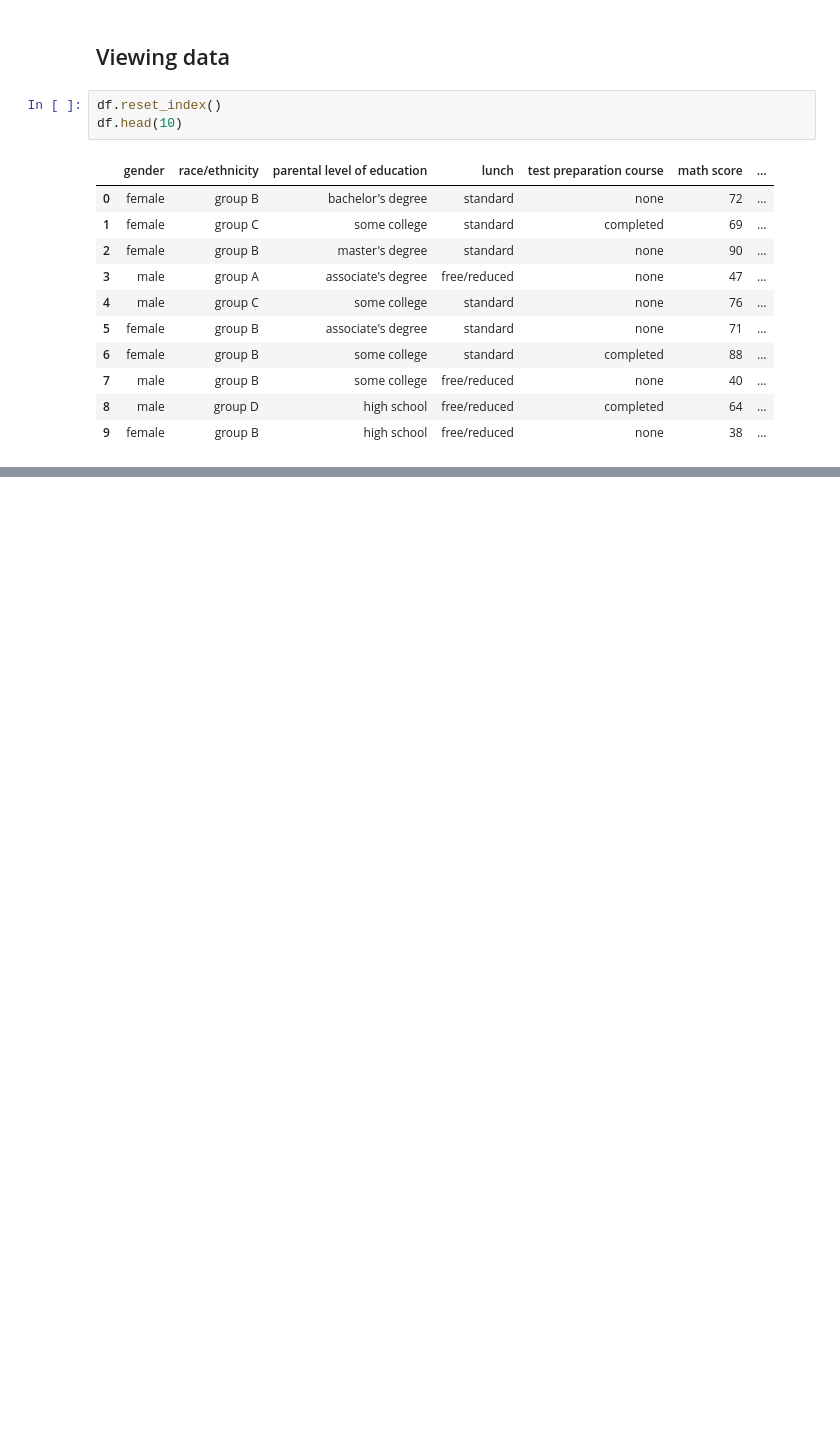
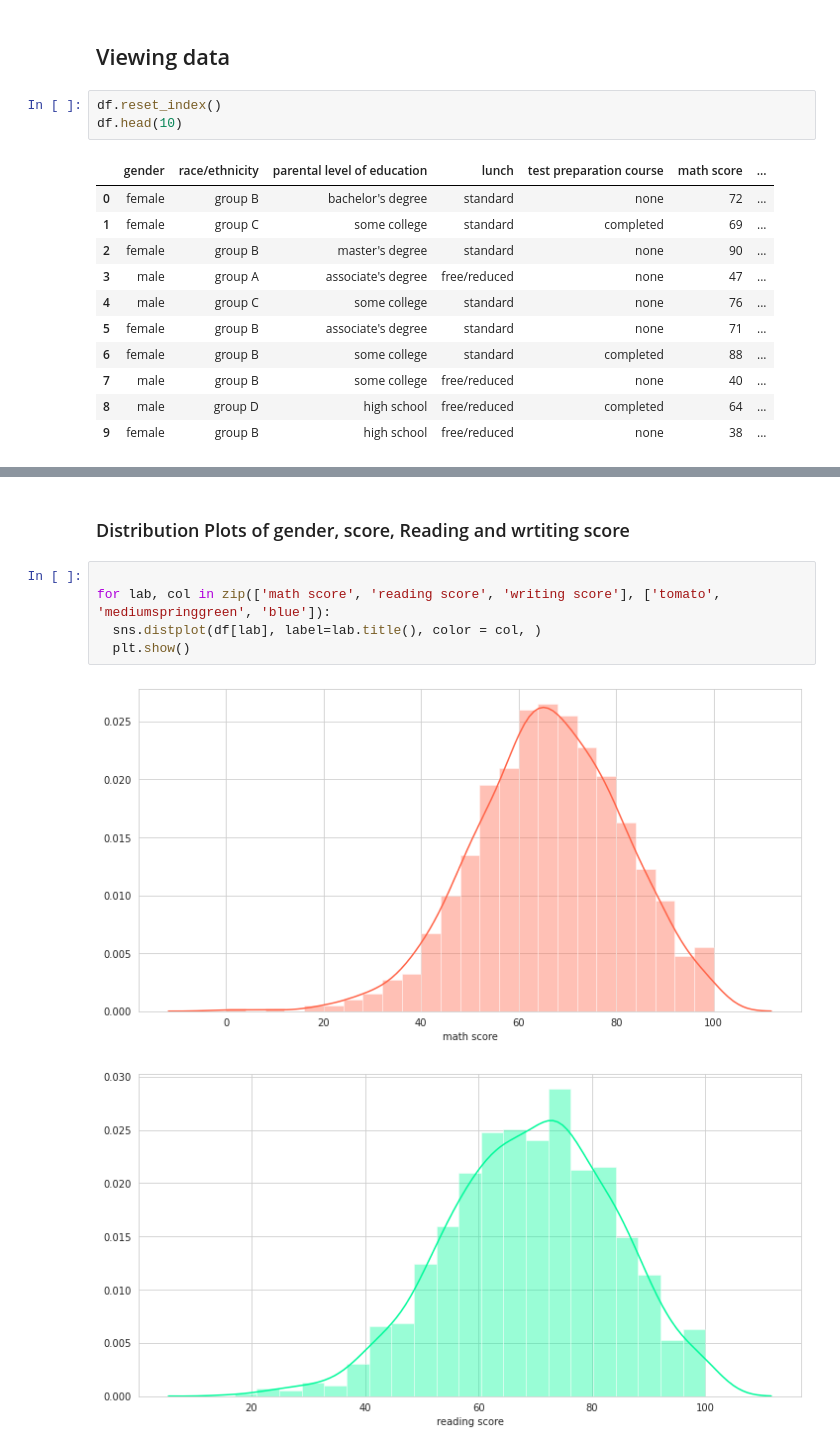
Before and after one commit to syamkakarla98/DataScience_Head_Start, a Jupyter notebook: Student_Preformance.ipynb, the cells around one changed output, grey strips where cells are left out. Cells and saved outputs as stored; diff of their text form; blank space fills up the shorter version.

```diff
--- a/Student_Preformance.ipynb
+++ b/Student_Preformance.ipynb
@@ -87,0 +132,10 @@ ax[1].pie(data.values.tolist() , labels= data.index.tolist(), colors=['#96cac1',
+# %% [markdown]
+### Distribution Plots of gender, score, Reading and wrtiting score
+# %%
+
+for lab, col in zip(['math score', 'reading score', 'writing score'], ['tomato', 'mediumspringgreen', 'blue']):
+  sns.distplot(df[lab], label=lab.title(), color = col, )
+  plt.show()
+# %% [output]
+[figure, added]
+[figure, added]
```
Also changed, not shown: parts of 9 cells of this notebook.
